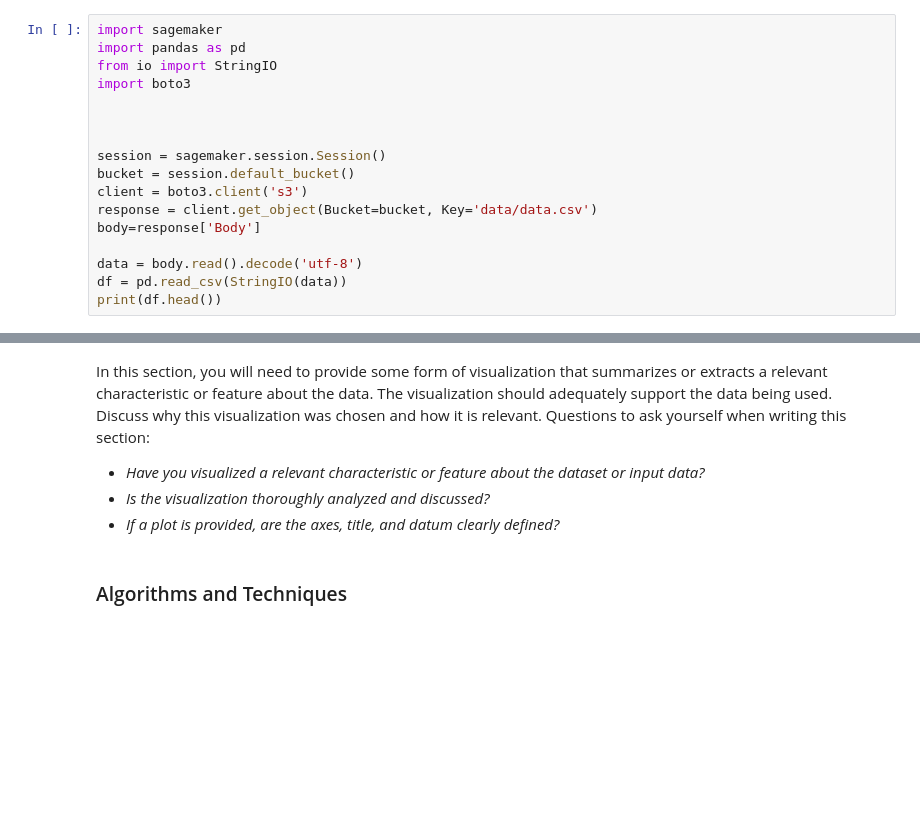
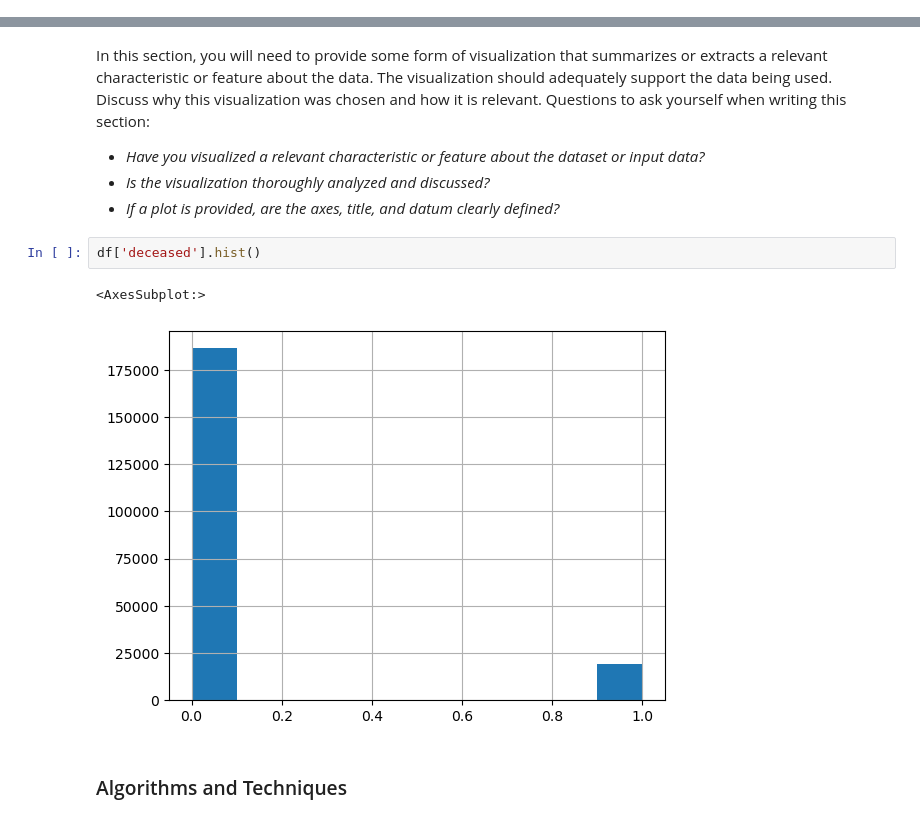
Before and after one commit to mxPorf/Capstone-predict-mortality-EmergencyDepartment, a Jupyter notebook: capstone-project-template-with-sections.ipynb, the cells around one changed output, grey strips where cells are left out. Cells and saved outputs as stored; diff of their text form; blank space fills up the shorter version.

Commit message:
Verify code in sagemaker

```diff
--- a/capstone-project-template-with-sections.ipynb
+++ b/capstone-project-template-with-sections.ipynb
@@ -40,20 +40,3 @@ In this section, you will be expected to analyze the data you are using for the
 - _If a dataset is present for this problem, are statistics about the dataset calculated and reported? Have any relevant results from this calculation been discussed?_
 - _If a dataset is **not** present for this problem, has discussion been made about the input space or input data for your problem?_
 - _Are there any abnormalities or characteristics about the input space or dataset that need to be addressed? (categorical variables, missing values, outliers, etc.)_
-# %%
-import sagemaker
-import pandas as pd
-from io import StringIO
-import boto3
-
-
-
-session = sagemaker.session.Session()
-bucket = session.default_bucket()
-client = boto3.client('s3')
-response = client.get_object(Bucket=bucket, Key='data/data.csv')
-body=response['Body']
-
-data = body.read().decode('utf-8')
-df = pd.read_csv(StringIO(data))
-print(df.head())
@@ -64,6 +111,11 @@ In this section, you will need to provide some form of visualization that summar
 - _Have you visualized a relevant characteristic or feature about the dataset or input data?_
 - _Is the visualization thoroughly analyzed and discussed?_
 - _If a plot is provided, are the axes, title, and datum clearly defined?_
+# %%
+df['deceased'].hist()
+# %% [output]
+<AxesSubplot:>
+[figure, added]
 # %% [markdown]
 ### Algorithms and Techniques
 # %% [markdown]
```
Also changed, not shown: parts of 15 cells of this notebook, 1 other file.
